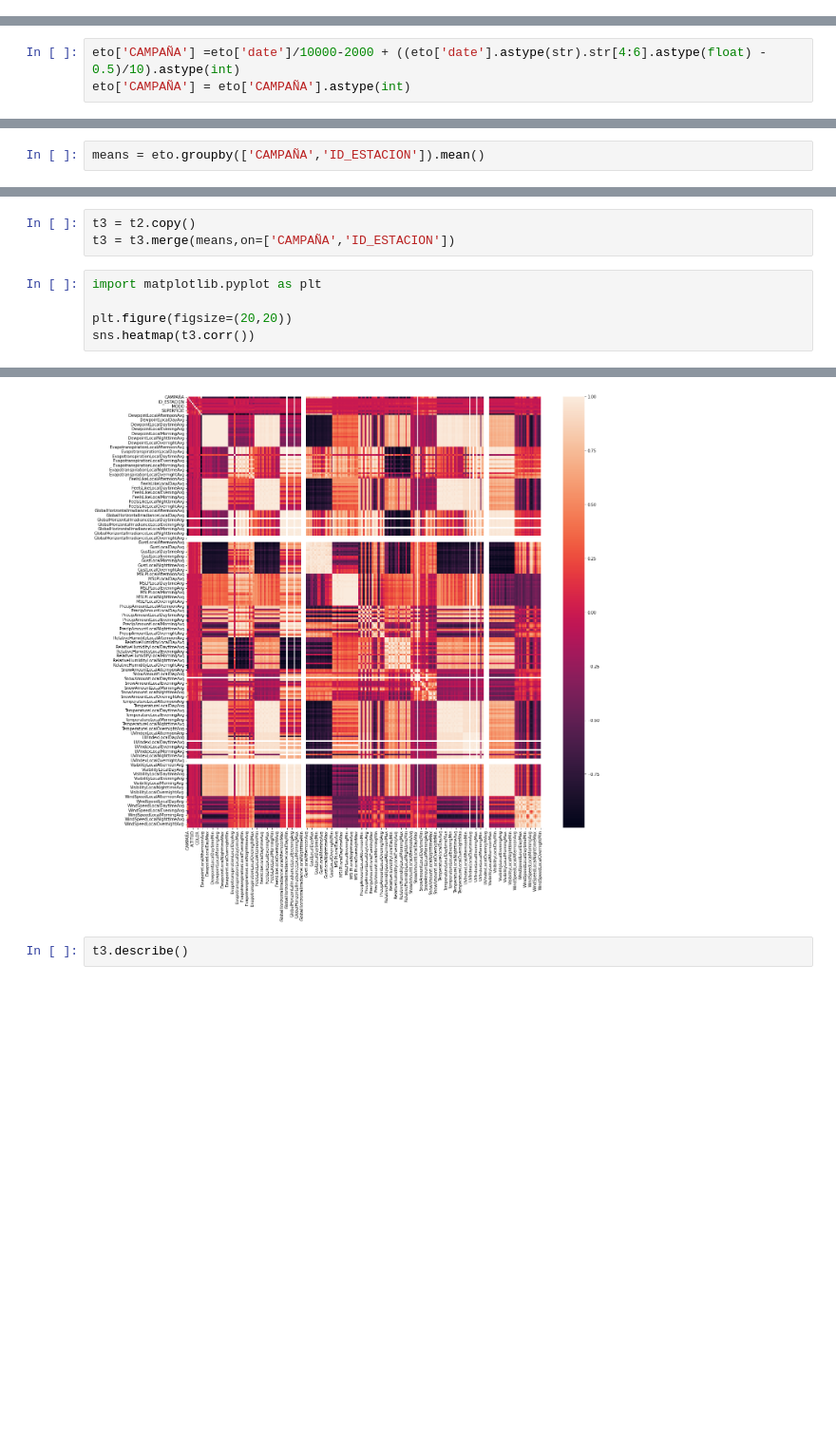
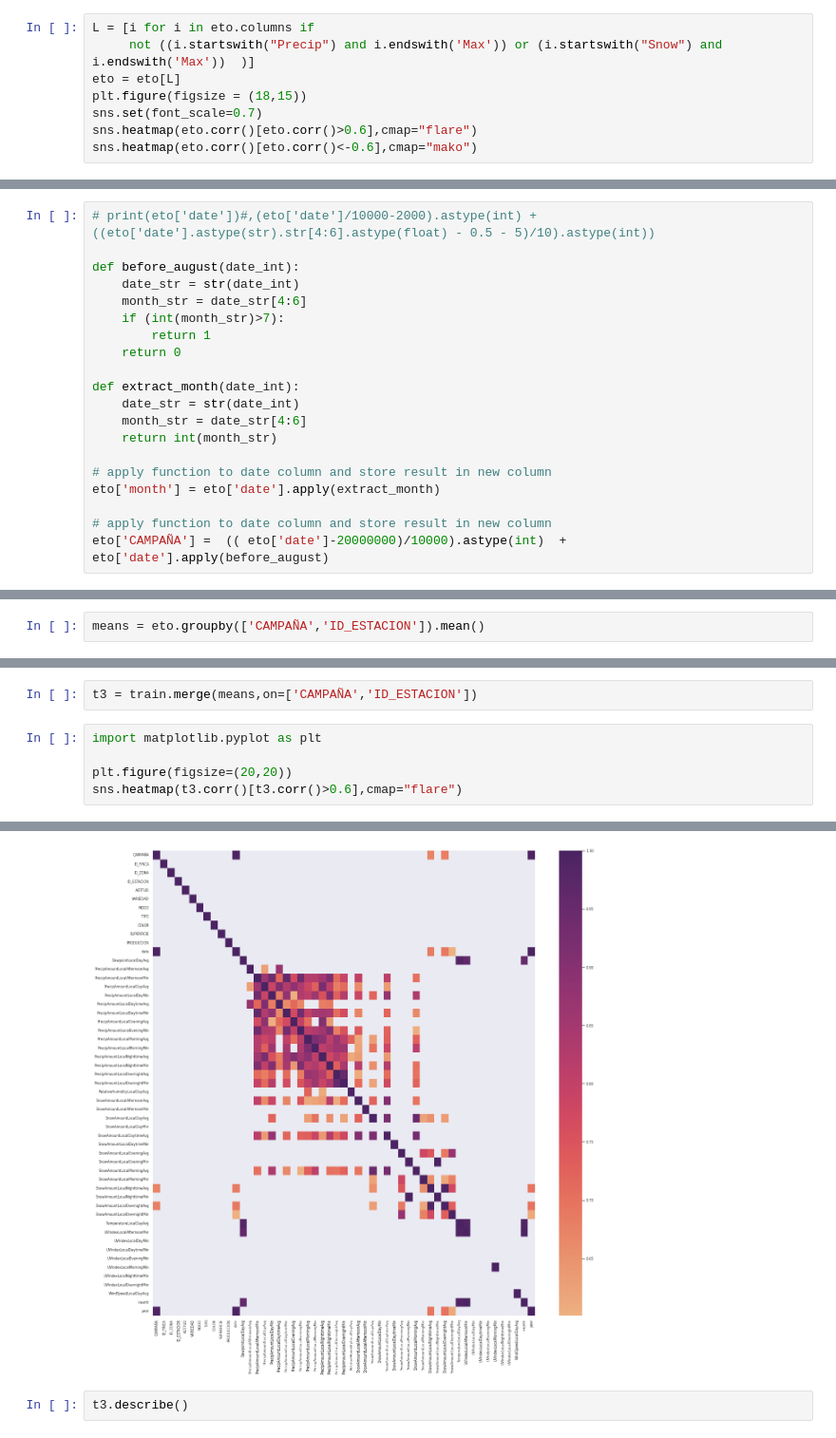
Before and after one commit to AlbertRoca29/The-Wine-Project, a Jupyter notebook: script_exploración.ipynb, the cells around one changed output, grey strips where cells are left out. Shown at 95% size. Drawn from its saved outputs; the diff is of its cells as text; blank space fills up the shorter version.

```diff
--- a/script_exploración.ipynb
+++ b/script_exploración.ipynb
@@ -202,0 +285,8 @@ sns.heatmap(train.corr())
+# %%
+L = [i for i in eto.columns if
+     not ((i.startswith("Precip") and i.endswith('Max')) or (i.startswith("Snow") and i.endswith('Max'))  )]
+eto = eto[L]
+plt.figure(figsize = (18,15))
+sns.set(font_scale=0.7)
+sns.heatmap(eto.corr()[eto.corr()>0.6],cmap="flare")
+sns.heatmap(eto.corr()[eto.corr()<-0.6],cmap="mako")
@@ -307,5 +404,2 @@ INTENTEM POSAR NOVEMBRE I DESEMBRE DEL ANY ANTERIOR
 # %% [markdown]
 Afegint tots els atributs de eto, passats de dia a **any**
-# %%
-eto['CAMPAÑA'] =eto['date']/10000-2000 + ((eto['date'].astype(str).str[4:6].astype(float) - 0.5)/10).astype(int)
-eto['CAMPAÑA'] = eto['CAMPAÑA'].astype(int)
@@ -327,0 +406,20 @@ Name: date, Length: 51180, dtype: int64
+# %%
+# print(eto['date'])#,(eto['date']/10000-2000).astype(int) + ((eto['date'].astype(str).str[4:6].astype(float) - 0.5 - 5)/10).astype(int))
+
+def before_august(date_int):
+    date_str = str(date_int)
+    month_str = date_str[4:6]
+    if (int(month_str)>7):
+        return 1
+    return 0
+
+def extract_month(date_int):
+    date_str = str(date_int)
+    month_str = date_str[4:6]
+    return int(month_str)
+
+# apply function to date column and store result in new column
+eto['month'] = eto['date'].apply(extract_month)
+
+# apply function to date column and store result in new column
+eto['CAMPAÑA'] =  (( eto['date']-20000000)/10000).astype(int)  + eto['date'].apply(before_august)
@@ -368,14 +453,13 @@ means.head()
 # %%
-t3 = t2.copy()
-t3 = t3.merge(means,on=['CAMPAÑA','ID_ESTACION'])
+t3 = train.merge(means,on=['CAMPAÑA','ID_ESTACION'])
 # %%
 import matplotlib.pyplot as plt
 
 plt.figure(figsize=(20,20))
-sns.heatmap(t3.corr())
+sns.heatmap(t3.corr()[t3.corr()>0.6],cmap="flare")
 # %% [output]
 <AxesSubplot:>
-[figure, old version]
+[figure, new version]
 # %%
 t3.describe()
 # %% [output]
```
Also changed, not shown: parts of 33 cells of this notebook.
